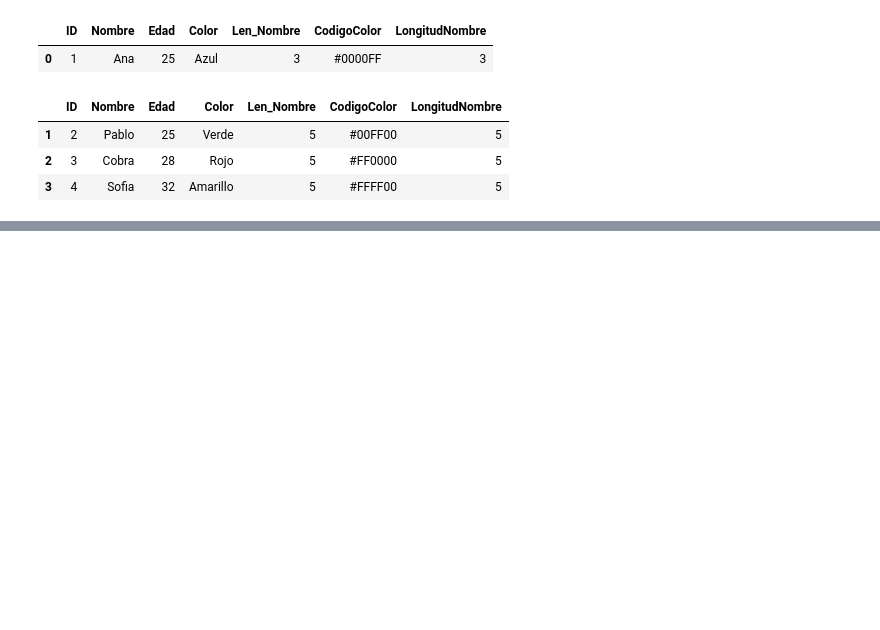
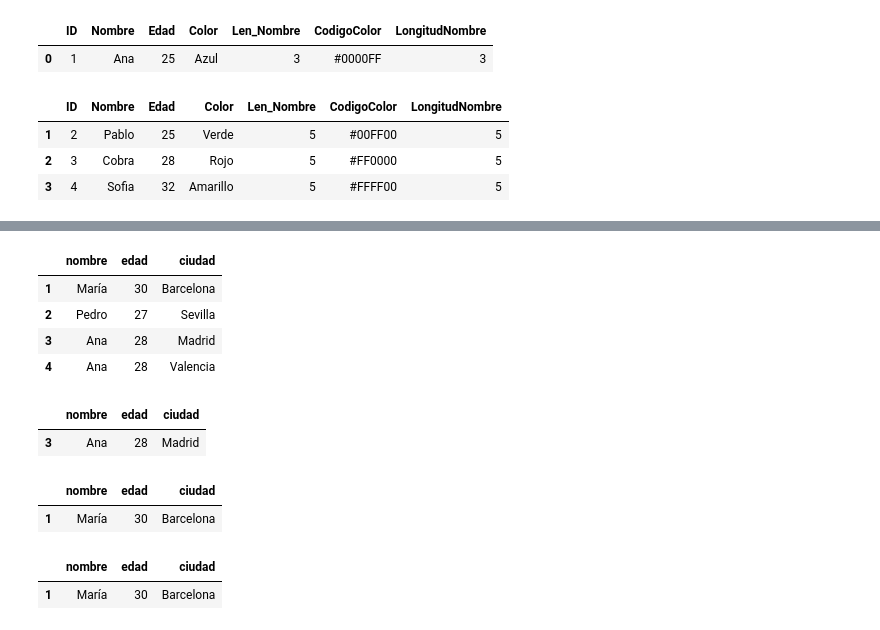
Before and after one commit to Jamquelet/procesamiento_de_datos_py, a Jupyter notebook: pandas/clase/clase_2.ipynb, the cells around one changed output, grey strips where cells are left out. Saved outputs shown, nothing was run; the diff lists cells and outputs as text; code cells hidden in the pictures; blank space fills up the shorter version.

```diff
--- a/pandas/clase/clase_2.ipynb
+++ b/pandas/clase/clase_2.ipynb
@@ -83,0 +188,24 @@ df[df['Nombre'].apply(len)>4]
+# %%
+ciudades.query('edad > 25')
+# %% [output]
+|  | nombre | edad | ciudad |
+| 1 | María | 30 | Barcelona |
+| 2 | Pedro | 27 | Sevilla |
+| 3 | Ana | 28 | Madrid |
+| 4 | Ana | 28 | Valencia |
+# %%
+ciudades.query('edad > 25 and ciudad == "Madrid"')
+# %% [output]
+|  | nombre | edad | ciudad |
+| 3 | Ana | 28 | Madrid |
+# %%
+c = "Barcelona"
+ciudades.query(f'edad > 25 and ciudad == "{c}"')
+# %% [output]
+|  | nombre | edad | ciudad |
+| 1 | María | 30 | Barcelona |
+# %%
+ciudades.query(f'edad > 25 and ciudad == @c')
+# %% [output]
+|  | nombre | edad | ciudad |
+| 1 | María | 30 | Barcelona |
```
Also changed, not shown: parts of 15 cells of this notebook, 3 other files.
